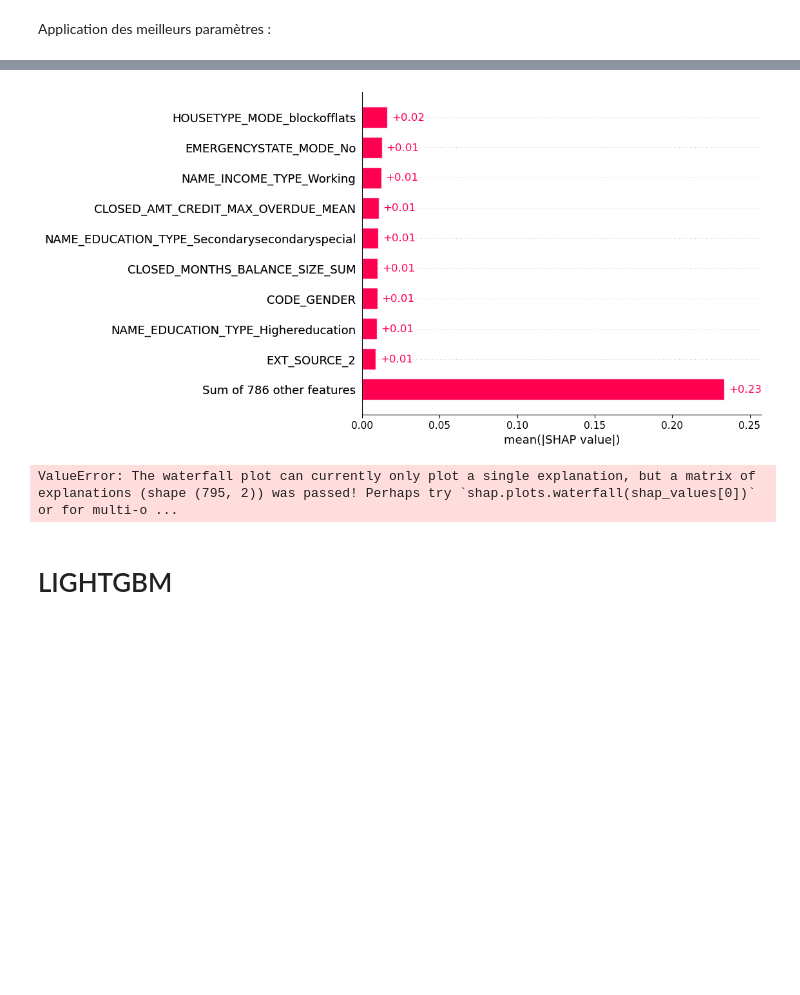
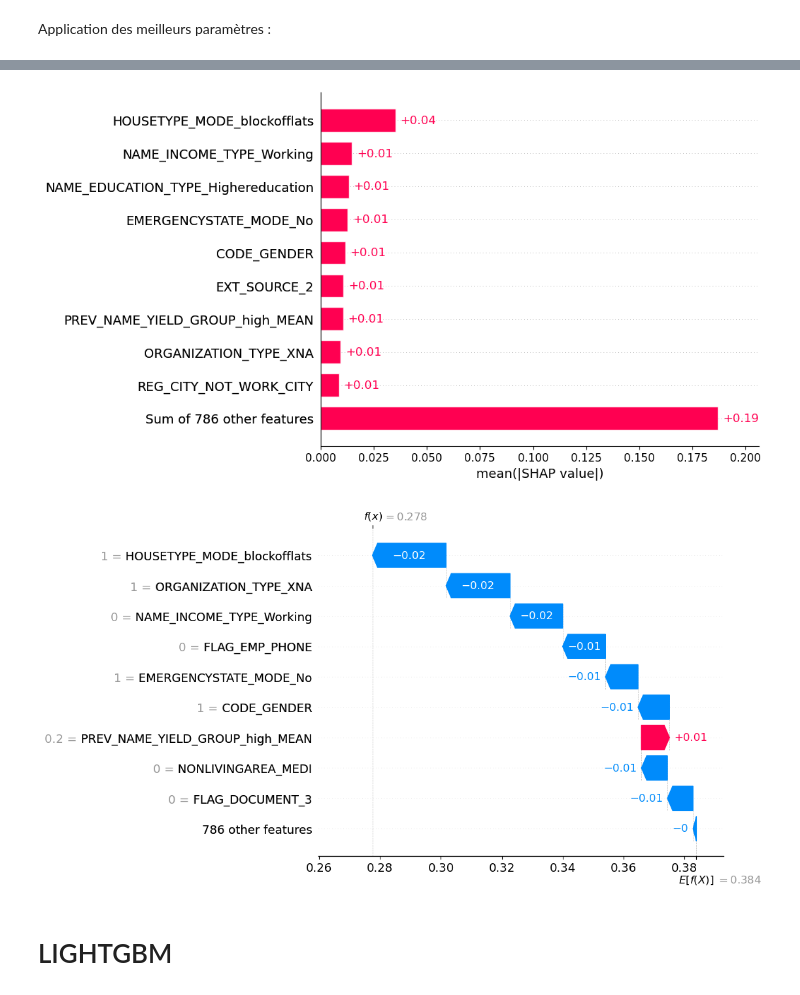
Before and after one commit to OCangrand/OC-Project7, a Jupyter notebook: Modelisation.ipynb, the cells around one changed output, grey strips where cells are left out. Cells and saved outputs as stored; diff of their text form; code cells hidden in the pictures; blank space fills up the shorter version.

```diff
--- a/Modelisation.ipynb
+++ b/Modelisation.ipynb
@@ -247,16 +228,0 @@ Wall time: 57.6 s
-# %%
-%%time
-
-params = {
-    "model__C":np.logspace(-3, 2, 6)
-}
-
-steps = [('over', SMOTE(random_state=0)), ('model', LogisticRegression(random_state=0))]
-pipeline = Pipeline(steps=steps)
-GS_logreg = GridSearchCV(pipeline, params, scoring=scoring, refit="CustomScorer")
-
-GS_logreg.fit(train_x_30k, train_y_30k)
-
-print("Best parameters :",GS_logreg.best_params_)
-print("Score :",GS_logreg.best_score_)
-resultizeGrid(GS_logreg)
@@ -405,16 +341,15 @@ Réduction des paramètres en fonction du résultat précédent. GridSearchCV po
 
 params = {
     'model__bootstrap': [True],
-    'model__max_depth': [10, 20, 30],
-    'model__max_features': ['sqrt'],
-    'model__n_estimators': [600, 800]
+    'model__max_depth': [10, 20, 30, None],
+    'model__max_features': ['sqrt']
 }
 
 steps = [('over', SMOTE(random_state=0)), ('model', RandomForestClassifier(random_state=0))]
 pipeline = Pipeline(steps=steps)
 GS_RF = GridSearchCV(pipeline, params, scoring=scoring, refit="CustomScorer")
 
-GS_RF.fit(train_x_10k, train_y_10k)
+GS_RF.fit(train_x_30k, train_y_30k)
 
 print("Best parameters :",GS_RF.best_params_)
 print("Score :",GS_RF.best_score_)
@@ -456,15 +392,14 @@ Score métier : 0.6738136015782513
 params = {
     'model__bootstrap': [True],
     'model__max_depth': [3, 5],
-    'model__max_features': ['sqrt'],
-    'model__n_estimators': [600, 800]
+    'model__max_features': ['sqrt']
 }
 
 steps = [('over', SMOTE(random_state=0)), ('model', RandomForestClassifier(random_state=0))]
 pipeline = Pipeline(steps=steps)
 GS_RF = GridSearchCV(pipeline, params, scoring=scoring, refit="CustomScorer")
 
-GS_RF.fit(train_x_10k, train_y_10k)
+GS_RF.fit(train_x_30k, train_y_30k)
 
 print("Best parameters :",GS_RF.best_params_)
 print("Score :",GS_RF.best_score_)
@@ -499,13 +435,13 @@ Score métier : 0.6657922691699005
 # %%
-tree_explainer = shap.TreeExplainer(GS_RF.best_estimator_[1], train_x_10k)
+tree_explainer = shap.TreeExplainer(GS_RF.best_estimator_[1], train_x_30k)
 
 shap_values = tree_explainer(valid_x, check_additivity=False)
 
 shap.plots.bar(shap_values[:,:,1])
 shap.plots.waterfall(shap_values[:,:,1][50])
 # %% [output]
-[figure, old version]
+[figure, new version]
-ValueError: The waterfall plot can currently only plot a single explanation, but a matrix of explanations (shape (795, 2)) was passed! Perhaps try `shap.plots.waterfall(shap_values[0])` or for multi-o ...
+[figure, added]
 # %% [markdown]
 # LIGHTGBM
 # %% [markdown]
```
Also changed, not shown: parts of 34 cells of this notebook.
